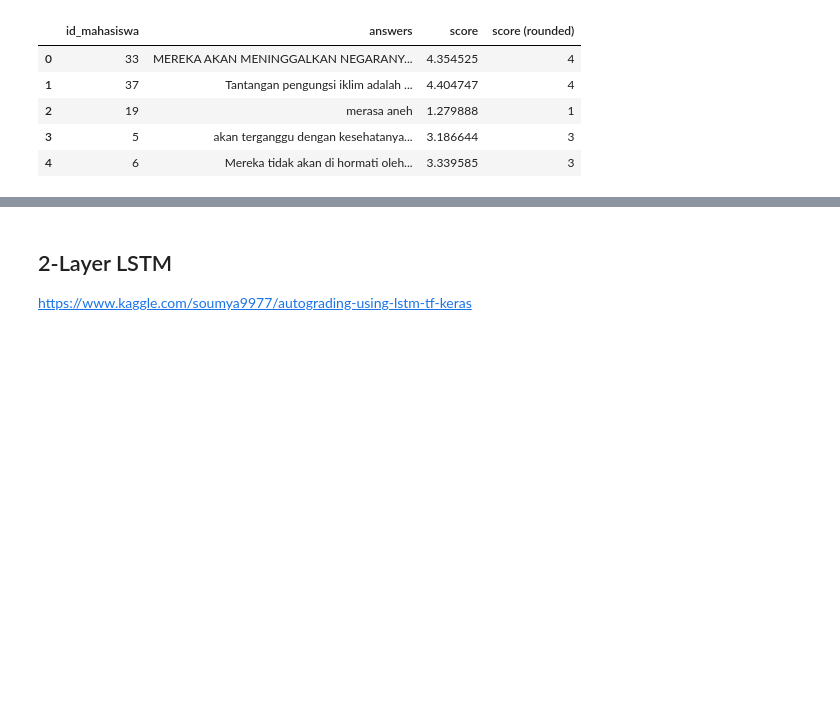
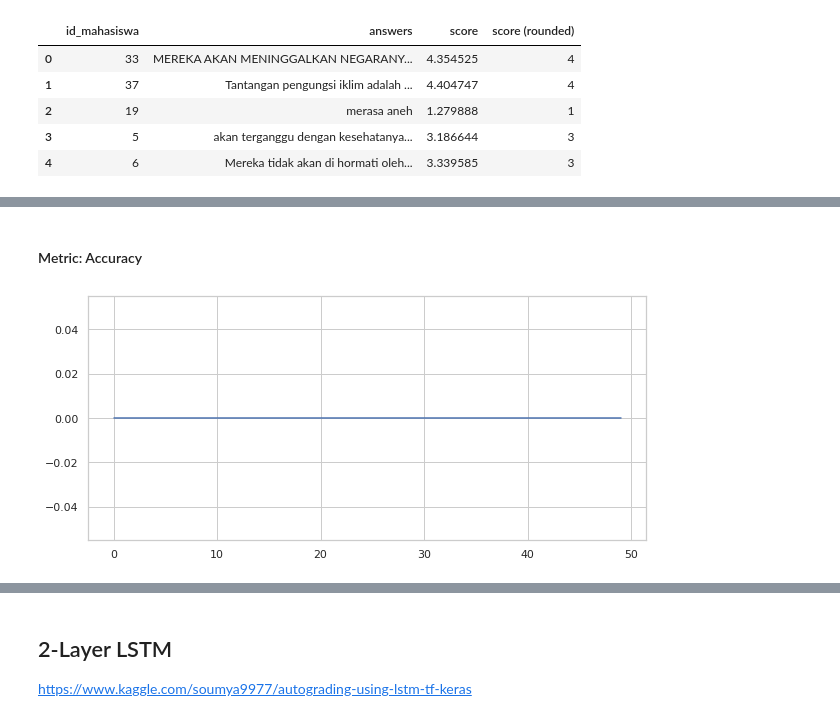
Before and after one commit to LinggarM/Transformers-1.0, a Jupyter notebook: Transformers_1_0.ipynb, the cells around one changed output, grey strips where cells are left out. Saved outputs shown, nothing was run; the diff lists cells and outputs as text; code cells hidden in the pictures; blank space fills up the shorter version.

```diff
--- a/Transformers_1_0.ipynb
+++ b/Transformers_1_0.ipynb
@@ -1172,0 +1262,8 @@ df_final.head()
+# %% [markdown]
+#### Metric: Accuracy
+# %%
+plt.figure(figsize=(10, 4.5))
+sns.set_theme(style="whitegrid")
+ax = sns.lineplot(x = np.arange(len(history.history['accuracy'])), y = history.history['accuracy'], palette='hls')
+# %% [output]
+[figure, added]
```
Also changed, not shown: parts of 13 cells of this notebook.
